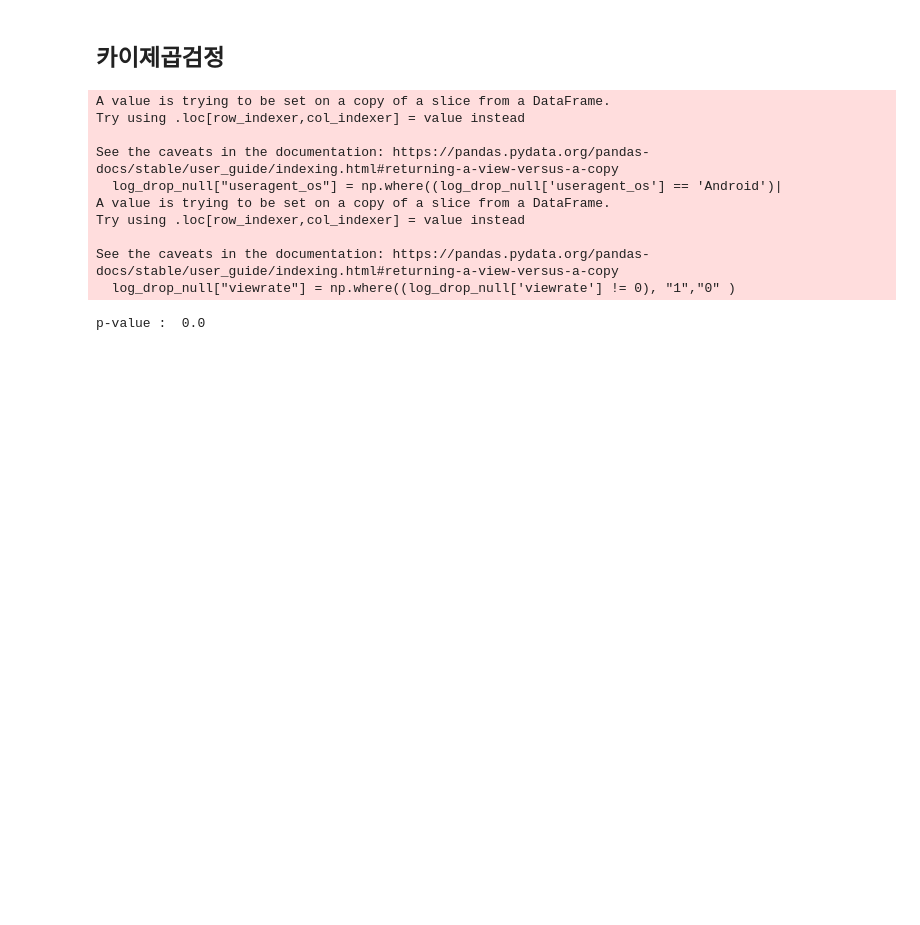
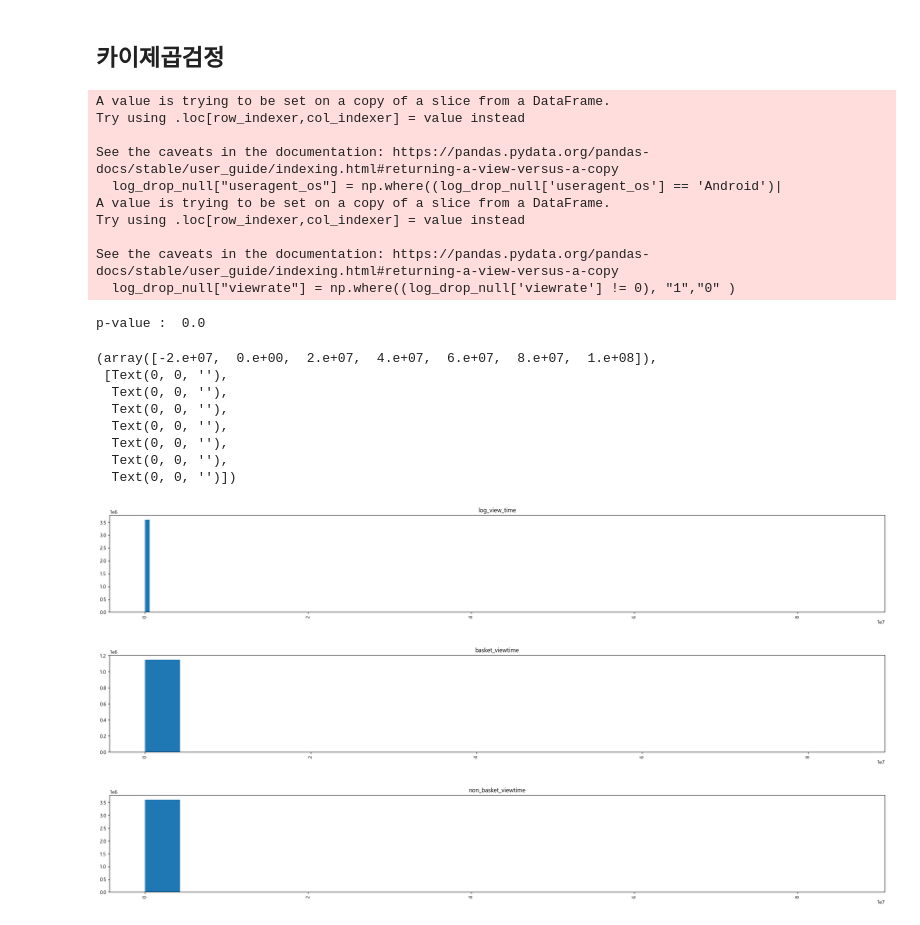
Before and after one commit to jaeseung11/A1_performance_factory_Aveners, a Jupyter notebook: sbk/log_data.ipynb, the cells around one changed output. Saved outputs shown, nothing was run; the diff lists cells and outputs as text; code cells hidden in the pictures; blank space fills up the shorter version.

```diff
--- a/sbk/log_data.ipynb
+++ b/sbk/log_data.ipynb
@@ -402,5 +519,5 @@ log_view_time
 # %%
-log_view_time["time"] = np.where((log_view_time['Hour'] >= 10)&(log_view_time["Hour"].values <= 17) , "1","0" )
+log_view_time["time"] = np.where((log_view_time['Hour'] >= 13)&(log_view_time["Hour"].values <= 17) , "1","0" )
 # %% [output]
 A value is trying to be set on a copy of a slice from a DataFrame.
 Try using .loc[row_indexer,col_indexer] = value instead
@@ -570,3 +726,6 @@ basket_viewtime = basket_uid.loc[basket_uid["viewtime"] > 0]
 basket_viewtime.viewtime.mean() / 1000
 # %% [output]
 61.057090990965904
+# %%
+basket_viewtime = basket_uid.loc[basket_uid["viewtime"] > 0]
+basket_viewtime.viewtime.median() / 1000
@@ -914,3 +1075,39 @@ Try using .loc[row_indexer,col_indexer] = value instead
 See the caveats in the documentation: https://pandas.pydata.org/pandas-docs/stable/user_guide/indexing.html#returning-a-view-versus-a-copy
   log_drop_null["viewrate"] = np.where((log_drop_null['viewrate'] != 0), "1","0" )
 p-value :  0.0
+# %%
+
+
+plt.figure(figsize=(28, 12))
+plt.subplot(3, 1, 1)
+plt.hist(log_view_time['viewtime'], bins=150)
+plt.title('log_view_time')
+plt.xticks(rotation=90)
+
+
+plt.figure(figsize=(28, 12))
+plt.subplot(3, 1, 2)
+plt.hist(basket_viewtime.viewtime, bins=20)
+plt.title('basket_viewtime')
+plt.xticks(rotation=90)
+
+
+
+
+plt.figure(figsize=(28, 12))
+plt.subplot(3, 1, 3)
+plt.hist(non_basket_viewtime.viewtime, bins=20)
+plt.title('non_basket_viewtime')
+plt.xticks(rotation=90)
+# %% [output]
+(array([-2.e+07,  0.e+00,  2.e+07,  4.e+07,  6.e+07,  8.e+07,  1.e+08]),
+ [Text(0, 0, ''),
+  Text(0, 0, ''),
+  Text(0, 0, ''),
+  Text(0, 0, ''),
+  Text(0, 0, ''),
+  Text(0, 0, ''),
+  Text(0, 0, '')])
+[figure, added]
+[figure, added]
+[figure, added]
```
Also changed, not shown: parts of 19 cells of this notebook, 2 other files.
